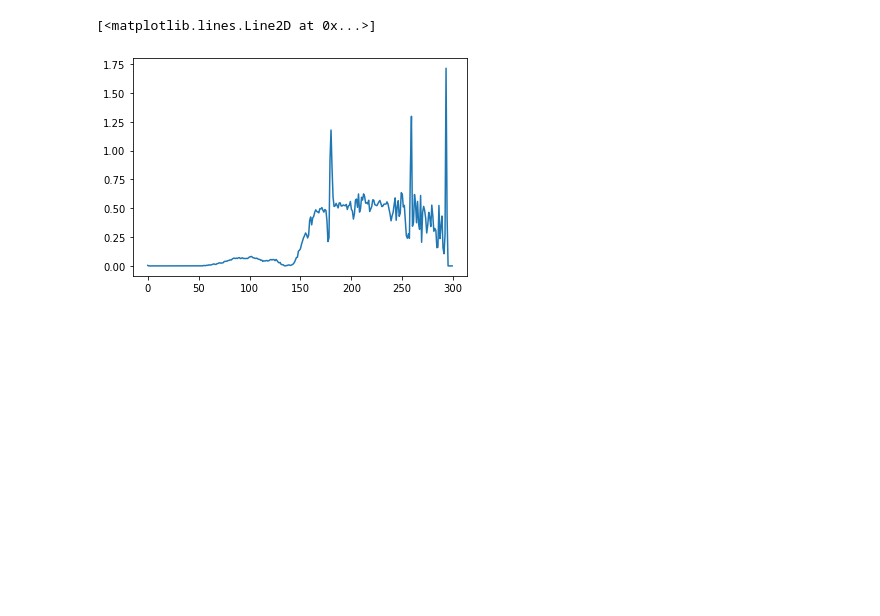
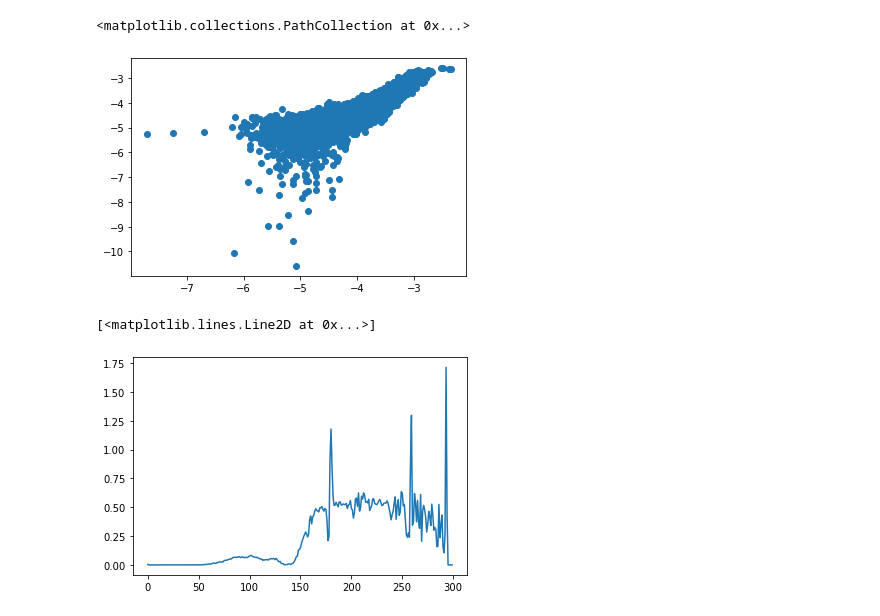
Before and after one commit to mh-skjelvareid/massimal, a Jupyter notebook: prelim/prelim_OpticalRS.ipynb, the cells around one changed output. Cells and saved outputs as stored; diff of their text form; code cells hidden in the pictures; blank space fills up the shorter version.

```diff
--- a/prelim/prelim_OpticalRS.ipynb
+++ b/prelim/prelim_OpticalRS.ipynb
@@ -32,3 +55,8 @@ sand_spec_sub = spec_sand-spec_dw_mean_3d
+# %%
+plt.scatter(np.log(sand_spec_2d[:,78]),np.log(sand_spec_2d[:,125]))
+# %% [output]
+<matplotlib.collections.PathCollection at 0x...>
+[figure, added]
 # %%
 # Avoid negative values
 im_sub[im_sub<0.001] = 0.001
```
Also changed, not shown: parts of 7 cells of this notebook, 9 other files.
